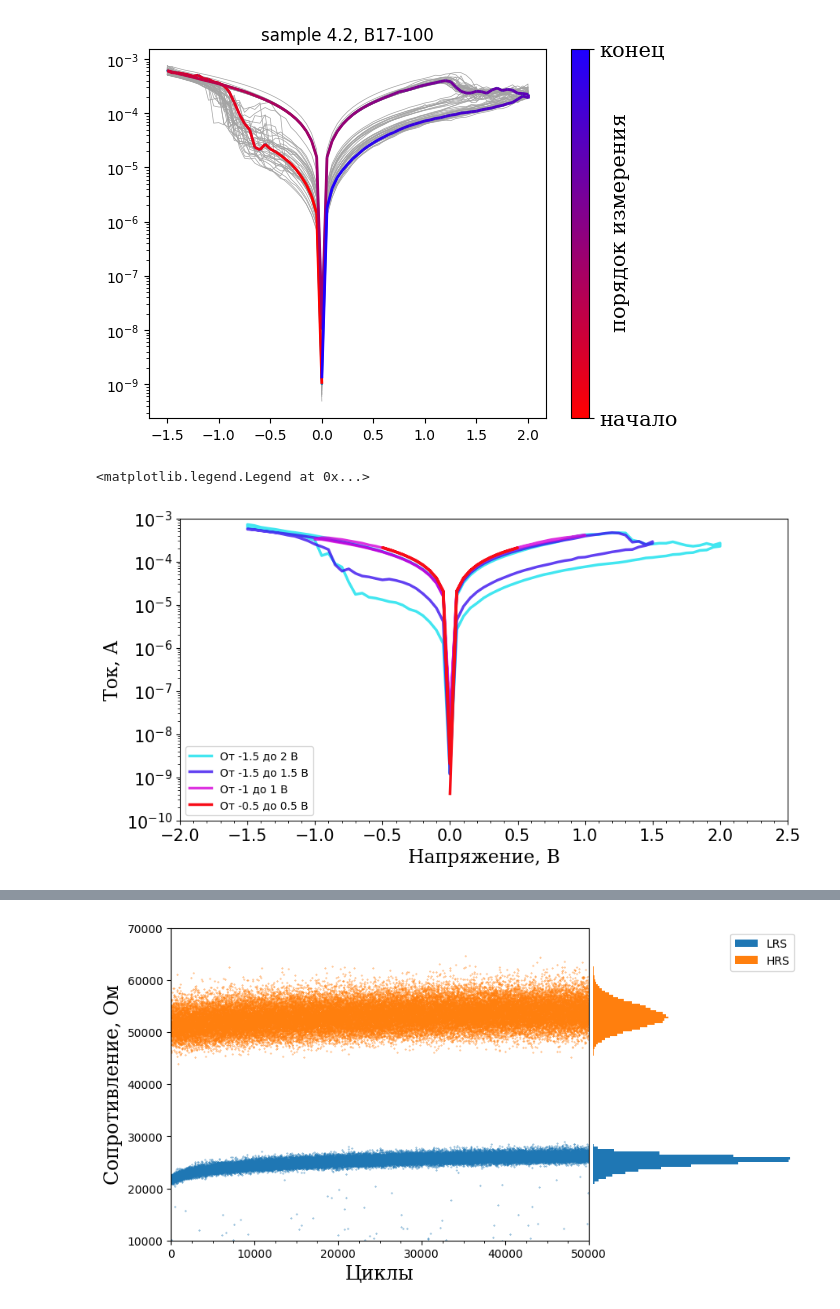
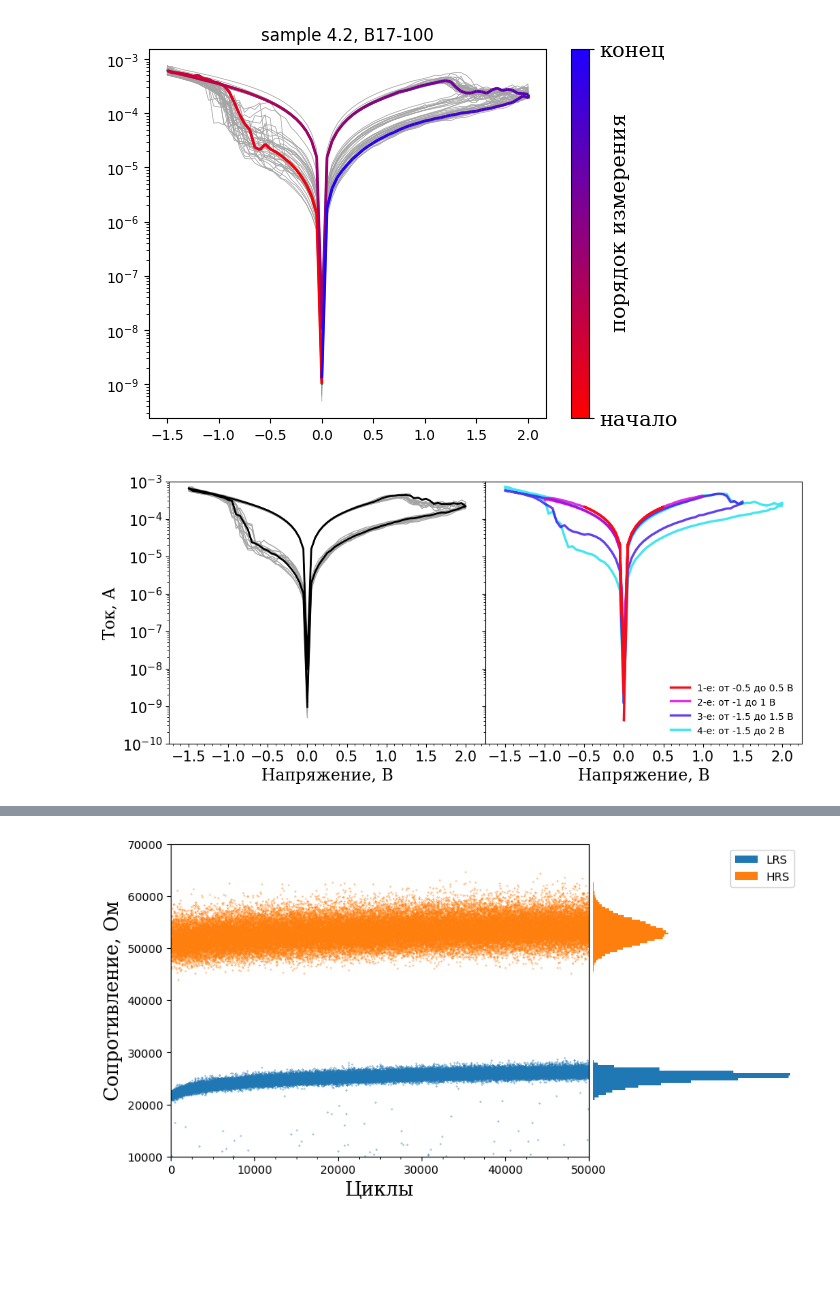
Before and after one commit to OneMoreGate/TiN-HZO_experimental, a Jupyter notebook: sample_4.2_postann_550_e-beam/main.ipynb, the cells around one changed output, grey strips where cells are left out. Cells and saved outputs as stored; diff of their text form; code cells hidden in the pictures; blank space fills up the shorter version.

```diff
--- a/sample_4.2_postann_550_e-beam/main.ipynb
+++ b/sample_4.2_postann_550_e-beam/main.ipynb
@@ -23,23 +23,38 @@ ax.text(x=2.9, y=10**(-6), s='порядок измерения', fontsize=15, r
 Text(2.9, 1e-06, 'порядок измерения')
 [figure]
 # %%
-fig, ax = plt.subplots(figsize = (10, 5))
-d.draw_single_line('B17-100', ax, 32, label = 'От -1.5 до 2 В', color = '#13e0ed', alpha = 0.8, linewidth = 2.5)
-d.draw_single_line('B17-100', ax, 8, label = 'От -1.5 до 1.5 В', color = '#3b12ee', alpha = 0.8, linewidth = 2.5)
-d.draw_single_line('B17-100', ax, 5, label = 'От -1 до 1 В', color = '#d500d9', alpha = 0.8, linewidth = 2.5)
-d.draw_single_line('B17-100', ax, 4, label = 'От -0.5 до 0.5 В', color = '#f70c17', alpha = 1, linewidth = 2.5)
-ax.set(yscale='log', ylim=[10**(-10), 10**(-3)], xlim=[-2, 2.5])
-#ax.set_title('Деформовка', size = 17, fontfamily = 'serif')
-ax.set_xlabel('Напряжение, В', size = 17, fontfamily = 'serif')
-ax.set_ylabel('Ток, А', size = 17, fontfamily = 'serif')
-ax.xaxis.set_major_locator(ticker.MultipleLocator(0.5))
-ax.xaxis.set_minor_locator(ticker.MultipleLocator(0.1))
-ax.tick_params(labelsize=15)
-ax.legend()
-#plt.savefig('antiforming.png', dpi = 300, bbox_inches = 'tight')
+fig = plt.figure(figsize=(12, 5))
+gs = GridSpec(ncols=2, nrows=1, figure=fig)
+
+ax_1 = fig.add_subplot(gs[0])
+ax_2 = fig.add_subplot(gs[1])
+
+d.draw_multiple_lines('B17-100', ax_1, measurs= [i for i in range(32,44)], color = '#a3a3a3', linewidth = 1)
+d.draw_single_line('B17-100', ax_1, 34, color = 'k', linewidth = 2)
+ax_1.set(yscale='log', ylim=[10**(-10), 10**(-3)], xlim=[-1.75, 2.25])
+ax_1.xaxis.set_major_locator(ticker.MultipleLocator(0.5))
+ax_1.xaxis.set_minor_locator(ticker.MultipleLocator(0.1))
+ax_1.tick_params(labelsize=15)
+ax_1.set_xlabel('Напряжение, В', size = 17, fontfamily = 'serif')
+ax_1.set_ylabel('Ток, А', size = 17, fontfamily = 'serif')
+
+d.draw_single_line('B17-100', ax_2, 32, label = '4-е: от -1.5 до 2 В', color = '#13e0ed', alpha = 0.8, linewidth = 2.5)
+d.draw_single_line('B17-100', ax_2, 8, label = '3-е: от -1.5 до 1.5 В', color = '#3b12ee', alpha = 0.8, linewidth = 2.5)
+d.draw_single_line('B17-100', ax_2, 5, label = '2-е: от -1 до 1 В', color = '#d500d9', alpha = 0.8, linewidth = 2.5)
+d.draw_single_line('B17-100', ax_2, 4, label = '1-е: от -0.5 до 0.5 В', color = '#f70c17', alpha = 1, linewidth = 2.5)
+ax_2.set(yscale='log', ylim=[10**(-10), 10**(-3)], xlim=[-1.75, 2.25])
+#ax_2.set_title('Деформовка', size = 17, fontfamily = 'serif')
+ax_2.set_xlabel('Напряжение, В', size = 17, fontfamily = 'serif')
+#ax_2.set_ylabel('Ток, А', size = 17, fontfamily = 'serif')
+ax_2.xaxis.set_major_locator(ticker.MultipleLocator(0.5))
+ax_2.xaxis.set_minor_locator(ticker.MultipleLocator(0.1))
+ax_2.tick_params(labelsize=15, labelleft = False)
+ax_2.legend(loc = 'lower right', reverse = True, frameon = False)
+
+gs.update(wspace=0)
+plt.savefig('antiforming.png', dpi = 300, bbox_inches = 'tight')
 # %% [output]
-<matplotlib.legend.Legend at 0x...>
-[figure, old version]
+[figure, new version]
 # %%
 fig, ax = plt.subplots(figsize = (10, 5))
 
```
Also changed, not shown: parts of 1 cell of this notebook, 23 other files.
